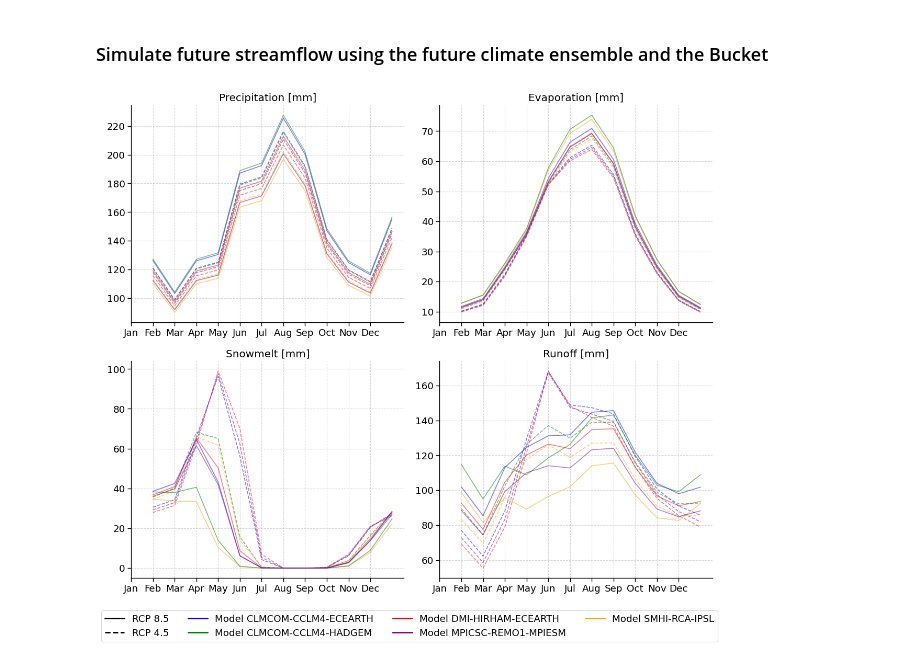
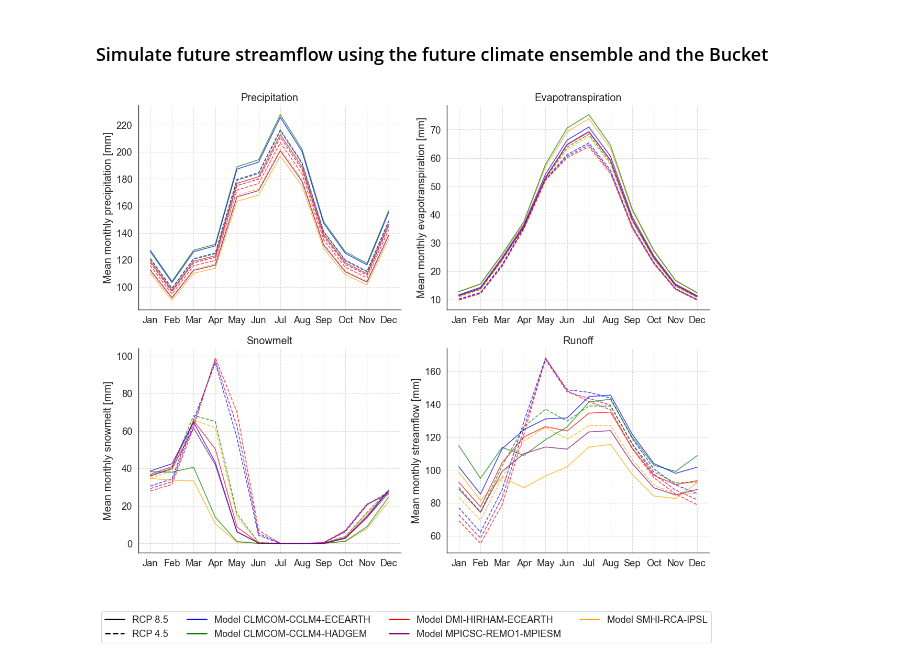
Before and after one commit to CooperBigFoot/climate-impacts, a Jupyter notebook: code/eda.ipynb, the cells around one changed output. Cells and saved outputs as stored; diff of their text form; code cells hidden in the pictures.

```diff
--- a/code/eda.ipynb
+++ b/code/eda.ipynb
@@ -395,9 +336,11 @@ for file in os.listdir(future_data_folder):
+# %%
+future_data_folder = "/Users/cooper/Desktop/climate-impacts/data/FutureExponentialTest"
+results = run_model_for_future_climate(
+    future_data_folder=future_data_folder,
+    bucket_model=bucket_model,
+)
 # %%
-import matplotlib.pyplot as plt
-from matplotlib.patches import Patch
-from matplotlib.lines import Line2D
-
-sns.set_context('paper', font_scale=1.5)
+sns.set_context("paper", font_scale=1.5)
 
 palette = {
     "CLMCOM-CCLM4-ECEARTH": "blue",
@@ -421,68 +364,77 @@ for rcp in rcps:
     linestyle = "--" if rcp == "4.5" else "-"
     for model, monthly_mean in results[rcp].items():
         ax_precipitation.plot(
-            monthly_mean["Precip"], linestyle=linestyle, color=palette[model], alpha=0.5
+            monthly_mean["Precip"], linestyle=linestyle, color=palette[model], alpha=0.7
         )
         ax_evaporation.plot(
-            monthly_mean["ET"], linestyle=linestyle, color=palette[model], alpha=0.5
+            monthly_mean["ET"], linestyle=linestyle, color=palette[model], alpha=0.7
         )
         ax_snowmelt.plot(
             monthly_mean["Snow_melt"],
             linestyle=linestyle,
             color=palette[model],
-            alpha=0.5,
+            alpha=0.7,
         )
         ax_total_runoff.plot(
             monthly_mean["total_runoff"],
             linestyle=linestyle,
             color=palette[model],
-            alpha=0.5,
+            alpha=0.7,
         )
 
-ax_precipitation.set_title("Precipitation [mm]")
-ax_evaporation.set_title("Evaporation [mm]")
-ax_snowmelt.set_title("Snowmelt [mm]")
-ax_total_runoff.set_title("Runoff [mm]")
+ax_precipitation.set_title("Precipitation")
+ax_precipitation.set_ylabel("Mean monthly precipitation [mm]")
+
+ax_evaporation.set_title("Evapotranspiration")
+ax_evaporation.set_ylabel("Mean monthly evapotranspiration [mm]")
+
+ax_snowmelt.set_title("Snowmelt")
+ax_snowmelt.set_ylabel("Mean monthly snowmelt [mm]")
+
+ax_total_runoff.set_title("Runoff")
+ax_total_runoff.set_ylabel("Mean monthly streamflow [mm]")
 
 # Set x-axis labels for all subplots
 months = [
     "Jan",
     "Feb",
     "Mar",
     "Apr",
     "May",
     "Jun",
     "Jul",
     "Aug",
     "Sep",
     "Oct",
     "Nov",
     "Dec",
 ]
 for ax in [ax_precipitation, ax_evaporation, ax_snowmelt, ax_total_runoff]:
-    ax.set_xticks(range(12))
+    ax.set_xticks(range(1,13))
     ax.set_xticklabels(months)
-    ax.grid(linestyle="--", alpha=0.5)
+    ax.grid(linestyle="--", alpha=0.7)
 
 # Create manual legend
 legend_elements = [
     Line2D([0], [0], color="black", lw=2, linestyle="-", label="RCP 8.5"),
     Line2D([0], [0], color="black", lw=2, linestyle="--", label="RCP 4.5"),
 ]
 for model, color in palette.items():
-    legend_elements.append(
-        Line2D([0], [0], color=color, lw=2, label=f"Model {model}")
-    )
+    legend_elements.append(Line2D([0], [0], color=color, lw=2, label=f"Model {model}"))
 
 fig.legend(
-    handles=legend_elements, loc="lower center", ncol=7, bbox_to_anchor=(0.5, -0.08), ncols=4
+    handles=legend_elements,
+    loc="lower center",
+    ncol=7,
+    bbox_to_anchor=(0.5, -0.08),
+    ncols=4,
 )
 
-plt.tight_layout()
+plt.tight_layout(rect=[0, 0.05, 1, 1])  # Adjust tight_layout to accommodate the legend
 sns.despine()
 plt.show()
 # %% [output]
-[figure, old version]
+[figure, new version]
 # %%
 results["4.5"]["CLMCOM-CCLM4-ECEARTH"]
 # %% [output]
```
Also changed, not shown: parts of 8 cells of this notebook, 4 other files.
